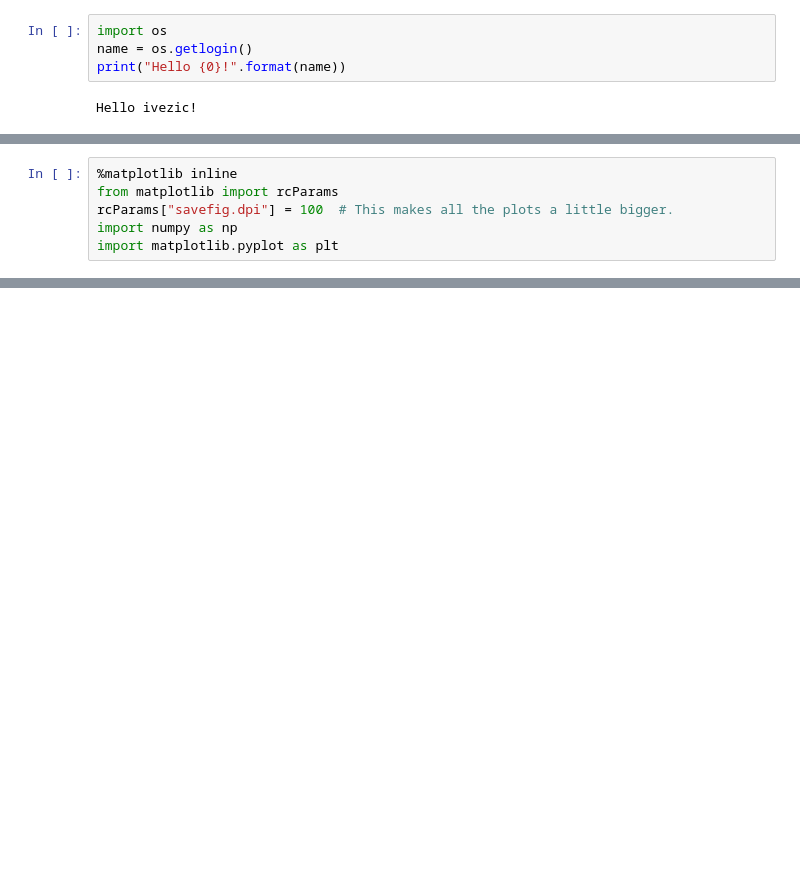
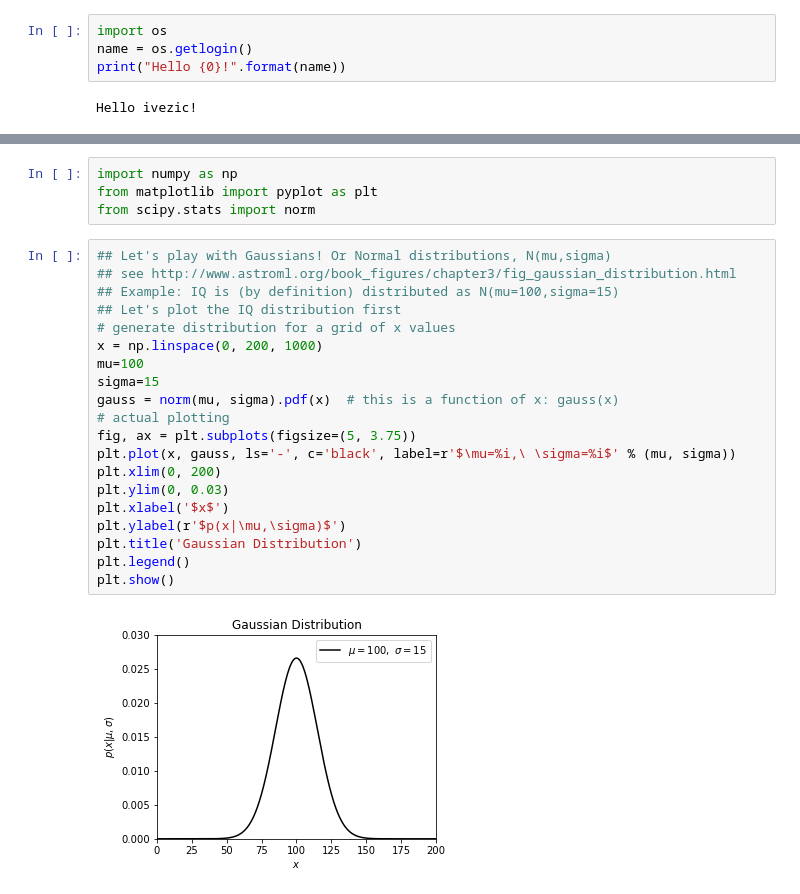
Before and after one commit to ivezic/SaoPaulo2021, a Jupyter notebook: notebooks/Lecture11.ipynb, the cells around one changed output, grey strips where cells are left out. Cells and saved outputs as stored; diff of their text form; blank space fills up the shorter version.

```diff
--- a/notebooks/Lecture11.ipynb
+++ b/notebooks/Lecture11.ipynb
@@ -40,6 +86,0 @@ First we'll need `numpy` and `matplotlib` so let's import them:
-# %%
-%matplotlib inline
-from matplotlib import rcParams
-rcParams["savefig.dpi"] = 100  # This makes all the plots a little bigger.
-import numpy as np
-import matplotlib.pyplot as plt
@@ -161,0 +263,26 @@ def lnpost_linear(theta):
+# %%
+import numpy as np
+from matplotlib import pyplot as plt
+from scipy.stats import norm
+# %%
+## Let's play with Gaussians! Or Normal distributions, N(mu,sigma)
+## see http://www.astroml.org/book_figures/chapter3/fig_gaussian_distribution.html
+## Example: IQ is (by definition) distributed as N(mu=100,sigma=15)
+## Let's plot the IQ distribution first
+# generate distribution for a grid of x values
+x = np.linspace(0, 200, 1000)
+mu=100
+sigma=15
+gauss = norm(mu, sigma).pdf(x)  # this is a function of x: gauss(x)
+# actual plotting
+fig, ax = plt.subplots(figsize=(5, 3.75))
+plt.plot(x, gauss, ls='-', c='black', label=r'$\mu=%i,\ \sigma=%i$' % (mu, sigma))
+plt.xlim(0, 200)
+plt.ylim(0, 0.03)
+plt.xlabel('$x$')
+plt.ylabel(r'$p(x|\mu,\sigma)$')
+plt.title('Gaussian Distribution')
+plt.legend()
+plt.show()
+# %% [output]
+[figure, added]
```
Also changed, not shown: parts of 88 cells of this notebook, 2 other files.
